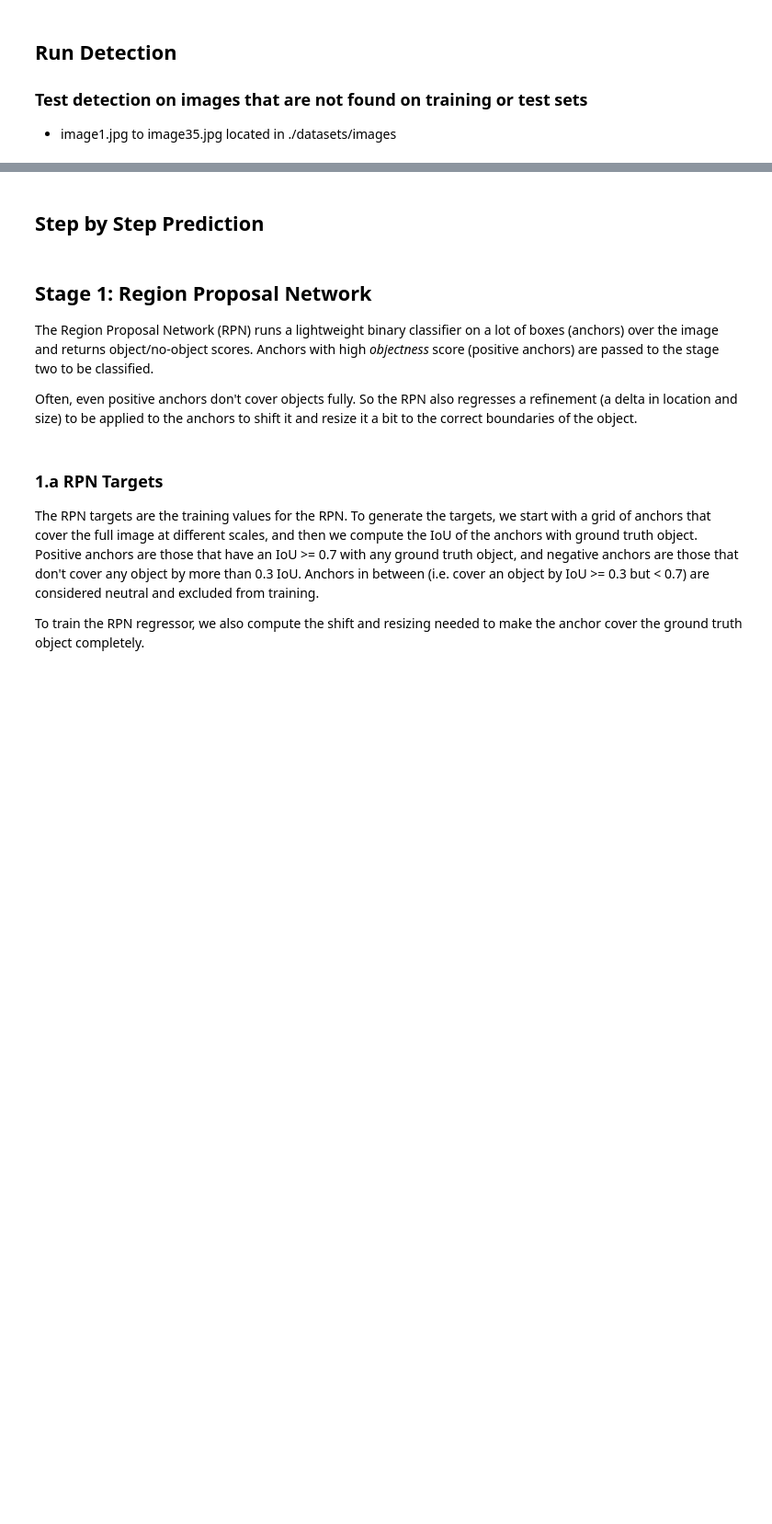
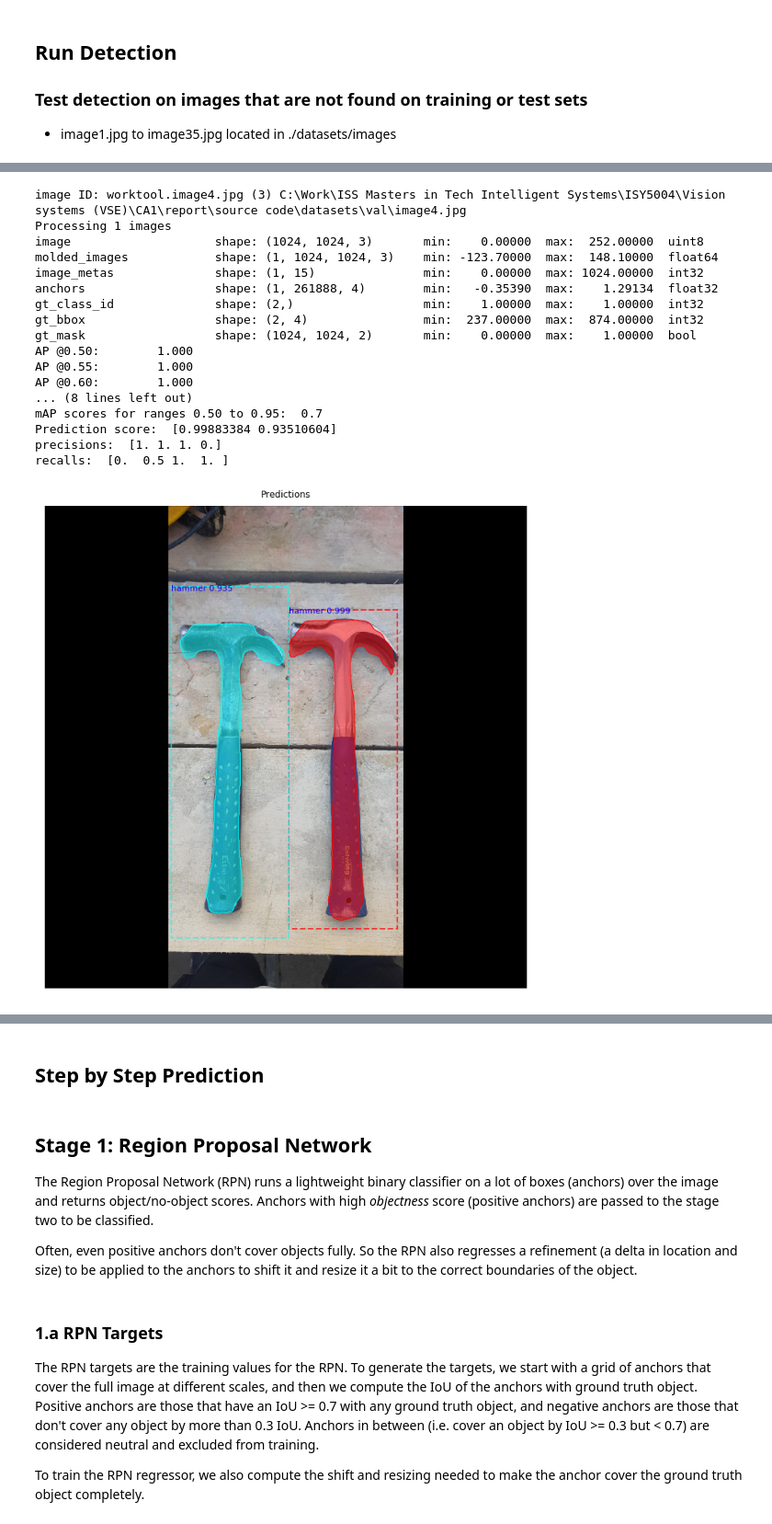
Before and after one commit to nusisschad/MaskRCNN, a Jupyter notebook: inspect_worktool_model.ipynb, the cells around one changed output, grey strips where cells are left out. Shown at 92% size. Saved outputs shown, nothing was run; the diff lists cells and outputs as text; code cells hidden in the pictures; blank space fills up the shorter version.

```diff
--- a/inspect_worktool_model.ipynb
+++ b/inspect_worktool_model.ipynb
@@ -193,0 +198,53 @@ anchors                  shape: (1, 261888, 4)        min:   -0.35390  max:    1
+# %%
+
+image, image_meta, gt_class_id, gt_bbox, gt_mask =\
+    modellib.load_image_gt(dataset_val, config, image_id, use_mini_mask=False)
+info = dataset_val.image_info[image_id]
+print("image ID: {}.{} ({}) {}".format(info["source"], info["id"], image_id,
+                                    dataset_val.image_reference(image_id)))
+
+#print("gt_class_ids: ", gt_class_ids.__class__ )
+
+# Run object detection
+results = model.detect([image], verbose=1)
+
+# Display results
+ax = get_ax(1)
+r = results[0]
+
+display_instances(image, r['rois'], r['masks'], r['class_ids'],
+                            dataset_val.class_names, r['scores'], ax=ax,
+                            title="Predictions")
+log("gt_class_id", gt_class_id)
+log("gt_bbox", gt_bbox)
+log("gt_mask", gt_mask)
+
+# Show mAP for ranges 0.50 to 0.95
+mAP = compute_ap_range(gt_box=gt_bbox, gt_class_id=gt_class_id,
+                      gt_mask=gt_mask, pred_box=r['rois'],
+                      pred_class_id=r['class_ids'], pred_score=r['scores'],
+                      pred_mask=r['masks'])
+print("mAP scores for ranges 0.50 to 0.95: ",mAP)
+print("Prediction score: ", r['scores'])
+
+print("precisions: ", precisions)
+print("recalls: ", recalls)
+# %% [output]
+image ID: worktool.image4.jpg (3) C:\Work\ISS Masters in Tech Intelligent Systems\ISY5004\Vision systems (VSE)\CA1\report\source code\datasets\val\image4.jpg
+Processing 1 images
+image                    shape: (1024, 1024, 3)       min:    0.00000  max:  252.00000  uint8
+molded_images            shape: (1, 1024, 1024, 3)    min: -123.70000  max:  148.10000  float64
+image_metas              shape: (1, 15)               min:    0.00000  max: 1024.00000  int32
+anchors                  shape: (1, 261888, 4)        min:   -0.35390  max:    1.29134  float32
+gt_class_id              shape: (2,)                  min:    1.00000  max:    1.00000  int32
+gt_bbox                  shape: (2, 4)                min:  237.00000  max:  874.00000  int32
+gt_mask                  shape: (1024, 1024, 2)       min:    0.00000  max:    1.00000  bool
+AP @0.50:        1.000
+AP @0.55:        1.000
+AP @0.60:        1.000
+... (8 lines left out)
+mAP scores for ranges 0.50 to 0.95:  0.7
+Prediction score:  [0.99883384 0.93510604]
+precisions:  [1. 1. 1. 0.]
+recalls:  [0.  0.5 1.  1. ]
+[figure, added]
```
Also changed, not shown: parts of 10 cells of this notebook, 2 other files.
